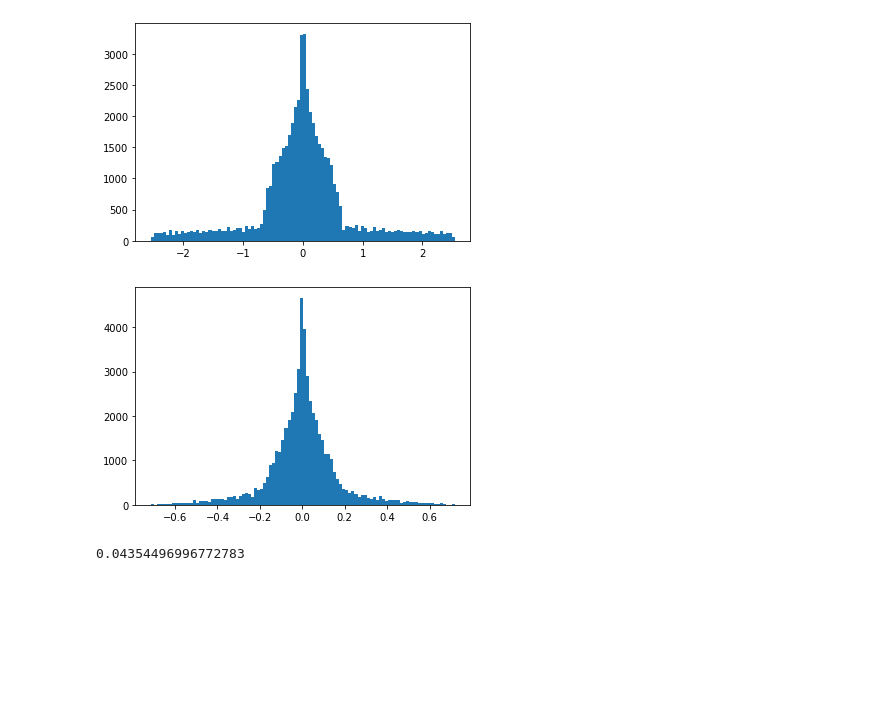
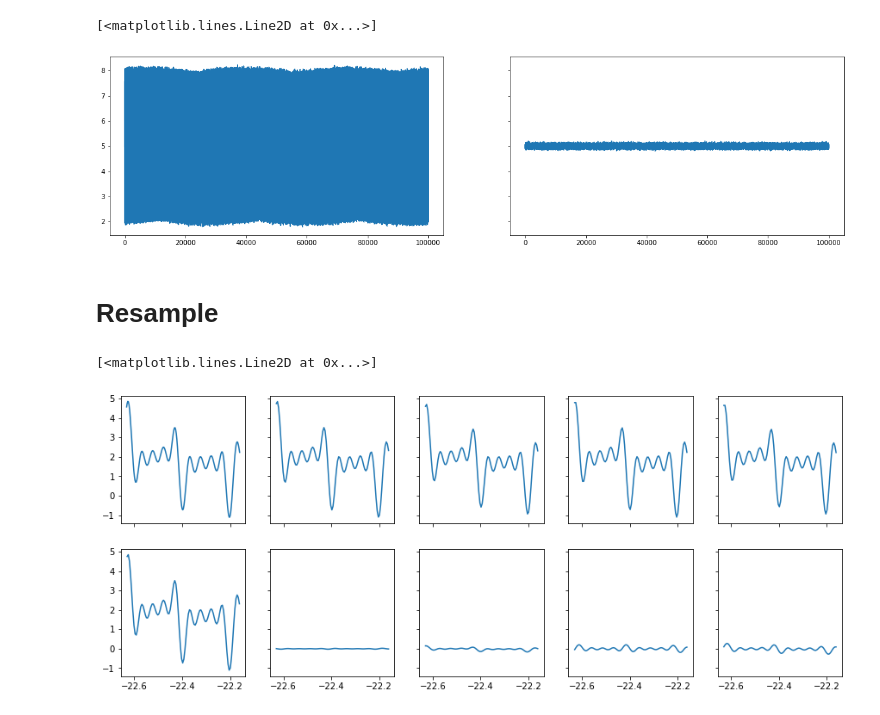
Before and after one commit to BouchardLab/process_nwb, a Jupyter notebook: notebooks/padding_tests.ipynb, the cells around one changed output. Drawn from its saved outputs; the diff is of its cells as text; code cells hidden in the pictures; blank space fills up the shorter version.

```diff
--- a/notebooks/padding_tests.ipynb
+++ b/notebooks/padding_tests.ipynb
@@ -11,12 +27,7 @@ dt = 100.00 # seconds
 rate = 1000. # Hz
 df = 0.
 t = np.linspace(0, dt, int(dt * rate))
-t = np.tile(t[:, np.newaxis], (1, 5))
 n_harmonics = int((rate / 2) // 60)
+fs = [(ii + 1) * (60. + df) for ii in range(n_harmonics)]
 
-X = np.zeros_like(t)
-for ii in range(n_harmonics):
-    X += np.sin(2 * np.pi * (ii + 1) * (60. + df) * t)
-X += np.random.randn(*X.shape) / 10.
-X /= abs(X).max()
-X += 5
+X = gen_data(t, fs, 5., noise_std=0.1)
@@ -57,24 +35,0 @@ plt.plot(Xds2[:, 0])
-# %%
-dt = 50. # seconds
-rate = 400. # Hz
-t = np.linspace(0, dt, int(dt * rate))
-t = np.tile(t[:, np.newaxis], (1, 5))
-freqs = np.linspace(1, 20.1, 5.33)
-
-X = np.zeros_like(t)
-for f in freqs:
-    X += np.sin(2 * np.pi * f * t)
-
-X += 2
-
-new_rate = 211. # Hz
-t = np.linspace(0, dt, int(dt * new_rate))
-t = np.tile(t[:, np.newaxis], (1, 5))
-X_new_rate = np.zeros_like(t)
-for f in freqs:
-    X_new_rate += np.sin(2 * np.pi * f * t)
-
-X_new_rate += 2
-
-Xds = resample(X, new_rate, rate)
-Xds2 = resample2(X, new_rate, rate, axis=0)
@@ -123,11 +36,9 @@ plt.plot(abs(X_new_rate[:, 0] -Xds2[:, 0]))
-# %%
-_ = plt.hist((X_new_rate-Xds).ravel(), bins=100)
-plt.figure()
-_ = plt.hist((X_new_rate-Xds2).ravel(), bins=100)
-# %% [output]
-[figure, removed]
-[figure, removed]
-# %%
-cosine(X_new_rate.ravel(), Xds.ravel())
-# %% [output]
-0.04354496996772783
+# %%
+fig, axes = plt.subplots(1, 2, figsize=(20, 5), sharey=True)
+axes[0].plot(X[:, 0])
+axes[1].plot(Xp[:, 0])
+# %% [output]
+[<matplotlib.lines.Line2D at 0x...>]
+[figure, added]
+# %% [markdown]
+# Resample
@@ -133,0 +61,24 @@ cosine(X_new_rate.ravel(), Xds.ravel())
+# %%
+start = 500
+n_pts = 100
+fig, axes = plt.subplots(2, 5, figsize=(15, 6), sharex=True, sharey=True)
+
+sl = slice(int(start*rate/new_rate), int((start+n_pts)*rate/new_rate))
+axes[0, 0].plot(t[sl], X[sl, 0])
+sl = slice(start, start+n_pts)
+axes[1, 0].plot(t_new[sl], X_new_rate[sl, 0])
+
+axes[0, 1].plot(t_new[sl], Xds[sl, 0])
+axes[1, 1].plot(t_new[sl], (X_new_rate - Xds)[sl, 0])
+
+axes[0, 2].plot(t_new[sl], Xds2[sl, 0])
+axes[1, 2].plot(t_new[sl], (X_new_rate - Xds2)[sl, 0])
+
+axes[0, 3].plot(t_new[sl], Xdsm[sl, 0])
+axes[1, 3].plot(t_new[sl], (X_new_rate - Xdsm)[sl, 0])
+
+axes[0, 4].plot(t_new[sl], Xds2m[sl, 0])
+axes[1, 4].plot(t_new[sl], (X_new_rate - Xds2m)[sl, 0])
+# %% [output]
+[<matplotlib.lines.Line2D at 0x...>]
+[figure, added]
```
Also changed, not shown: parts of 16 cells of this notebook.
